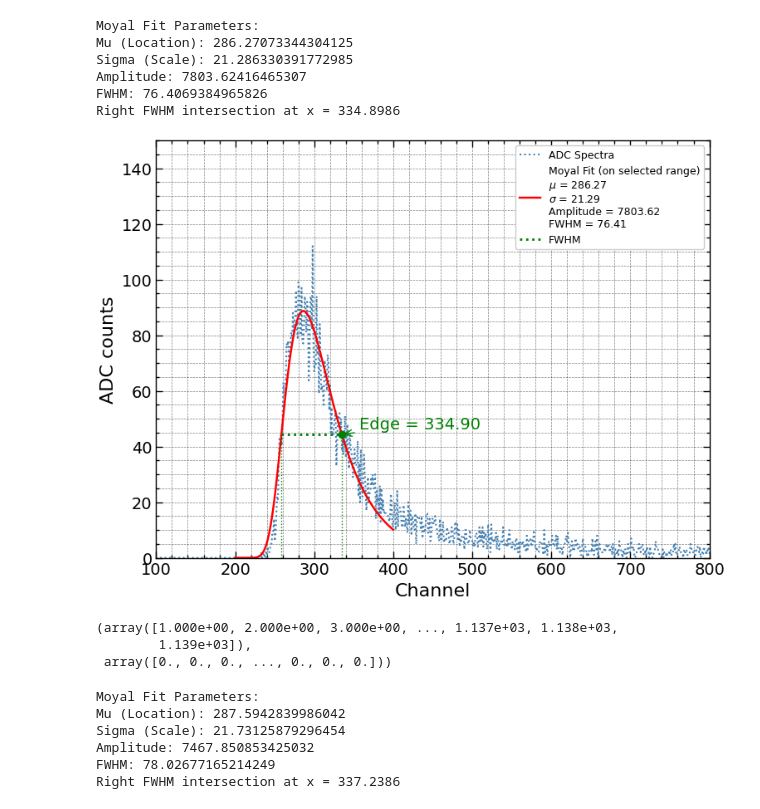
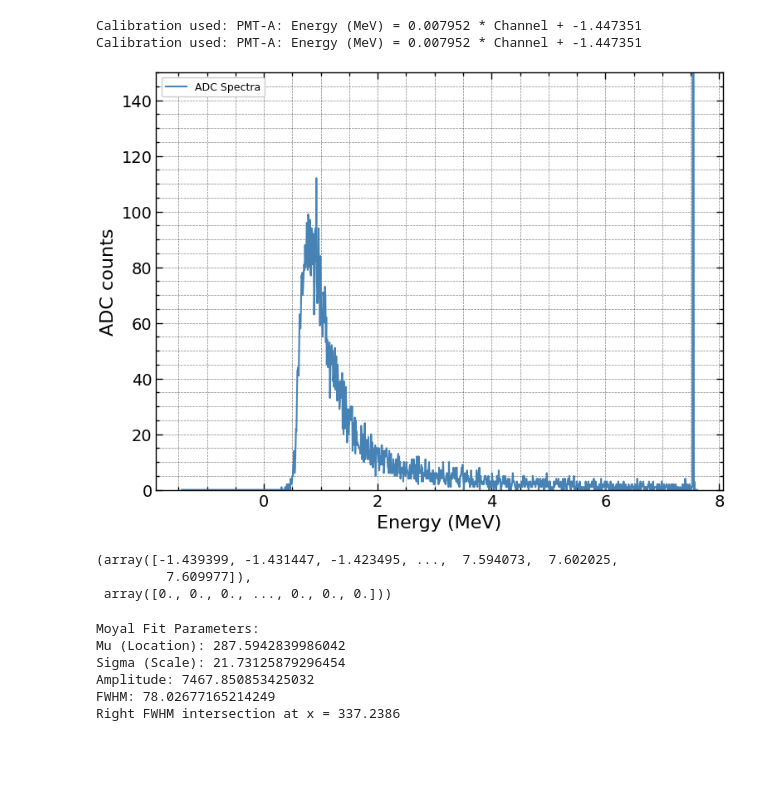
Before and after one commit to c0smic-65/M19-spectra-analysis, a Jupyter notebook: test.ipynb, the cells around one changed output. Saved outputs shown, nothing was run; the diff lists cells and outputs as text; code cells hidden in the pictures; blank space fills up the shorter version.

```diff
--- a/test.ipynb
+++ b/test.ipynb
@@ -579,20 +631,17 @@ def energy_channel_calibration(
 # %%
 get_adc_spectra(
     "/Users/sayakghosh/Downloads/M19 Cosmic Rays/5.1.3/light-on/free_spectra_lightON_chA_adc_a.txt",
-    xlim=(100, 800),
+    # xlim=(100, 800),
     ylim=(0, 150),
-    FWHM=True,
+    cal_pmt_a=True,
+    line_type="line",
 )
 # %% [output]
-Moyal Fit Parameters:
-Mu (Location): 286.27073344304125
-Sigma (Scale): 21.286330391772985
-Amplitude: 7803.62416465307
-FWHM: 76.4069384965826
-Right FWHM intersection at x = 334.8986
+Calibration used: PMT-A: Energy (MeV) = 0.007952 * Channel + -1.447351
+Calibration used: PMT-A: Energy (MeV) = 0.007952 * Channel + -1.447351
-[figure, old version]
+[figure, new version]
-(array([1.000e+00, 2.000e+00, 3.000e+00, ..., 1.137e+03, 1.138e+03,
-        1.139e+03]),
+(array([-1.439399, -1.431447, -1.423495, ...,  7.594073,  7.602025,
+         7.609977]),
  array([0., 0., 0., ..., 0., 0., 0.]))
 # %%
 get_adc_spectra(
```
Also changed, not shown: parts of 14 cells of this notebook.
